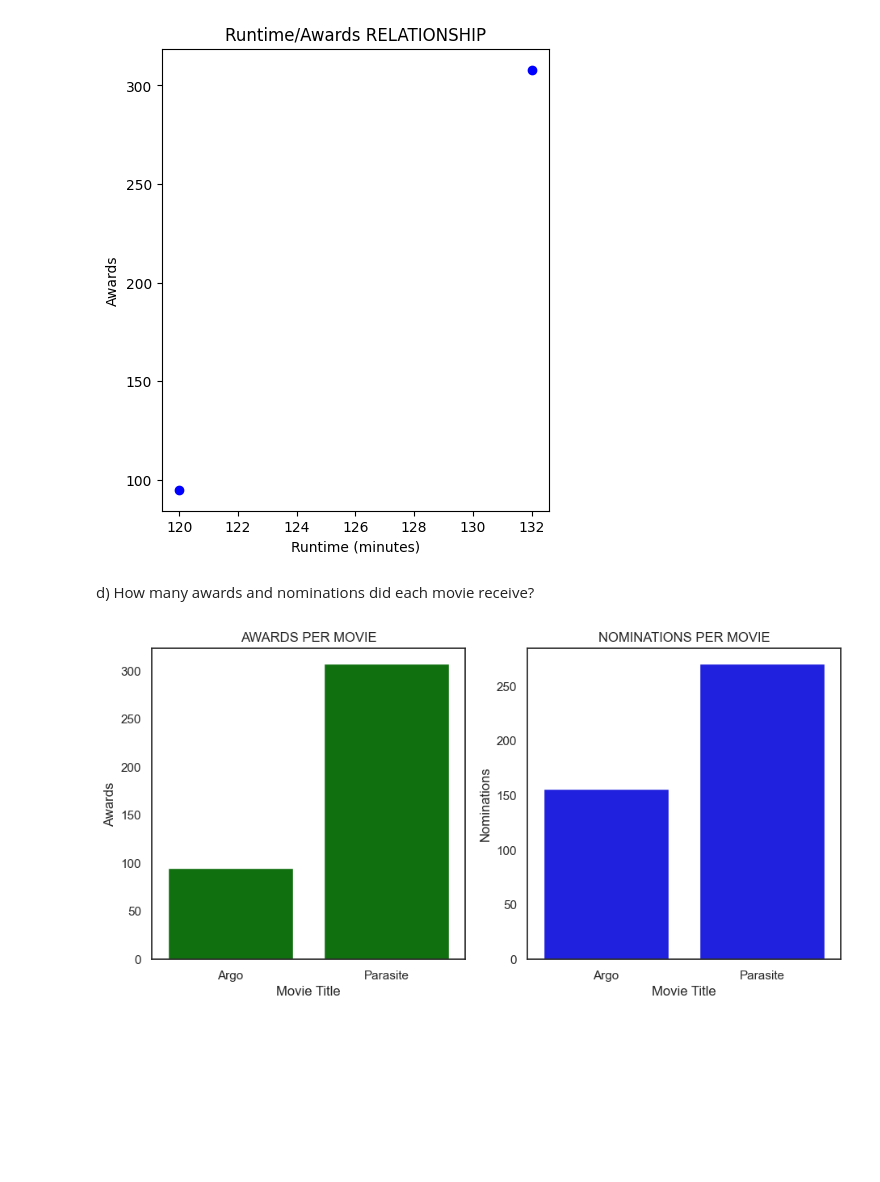
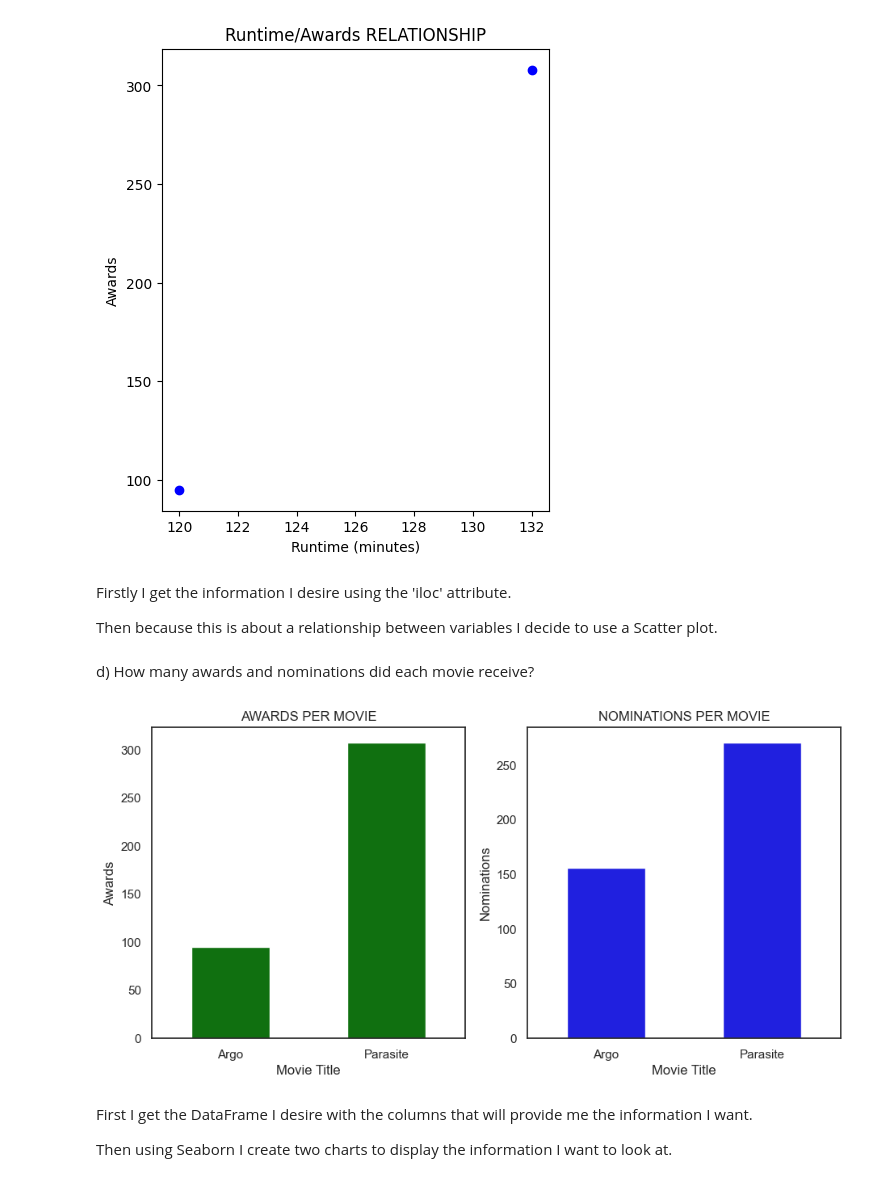
Before and after one commit to 3Grey6Jedi9/Data-Analysis-Project-08, a Jupyter notebook: movie_analysis.ipynb, the cells around one changed output. Saved outputs shown, nothing was run; the diff lists cells and outputs as text; code cells hidden in the pictures; blank space fills up the shorter version.

```diff
--- a/movie_analysis.ipynb
+++ b/movie_analysis.ipynb
@@ -67,26 +73,34 @@ plt.scatter(x, y, color='blue')
 plt.show()
 # %% [output]
 [figure]
+# %% [markdown]
+Firstly I get the information I desire using the 'iloc' attribute.
+
+Then because this is about a relationship between variables I decide to use a Scatter plot.
 # %% [markdown]
 d) How many awards and nominations did each movie receive?
 # %%
 awards_nominations = movie_unique.iloc[:,[0,3,4]]
 
 x = np.array(awards_nominations['Movie Title'])
 y1 = np.array(awards_nominations['Award Wins'])
 y2 = np.array(awards_nominations['Award Nominations'])
 
 fig, (ax1, ax2) = plt.subplots(nrows=1, ncols=2, figsize=(11,5))
-sns.barplot(x=x, y=y1, color ='green', ax=ax1)
+sns.barplot(x=x, y=y1, color ='green', ax=ax1, width=0.5)
 ax1.set_xlabel("Movie Title")
 ax1.set_ylabel("Awards")
 ax1.set_title("AWARDS PER MOVIE")
 
-sns.barplot(x=x, y=y2, color='blue', ax=ax2)
+sns.barplot(x=x, y=y2, color='blue', ax=ax2, width=0.5)
 ax2.set_xlabel("Movie Title")
 ax2.set_ylabel("Nominations")
 ax2.set_title("NOMINATIONS PER MOVIE")
 
 plt.show()
 # %% [output]
-[figure, old version]
+[figure, new version]
+# %% [markdown]
+First I get the DataFrame I desire with the columns that will provide me the information I want.
+
+Then using Seaborn I create two charts to display the information I want to look at.
```
Also changed, not shown: parts of 2 cells of this notebook.
